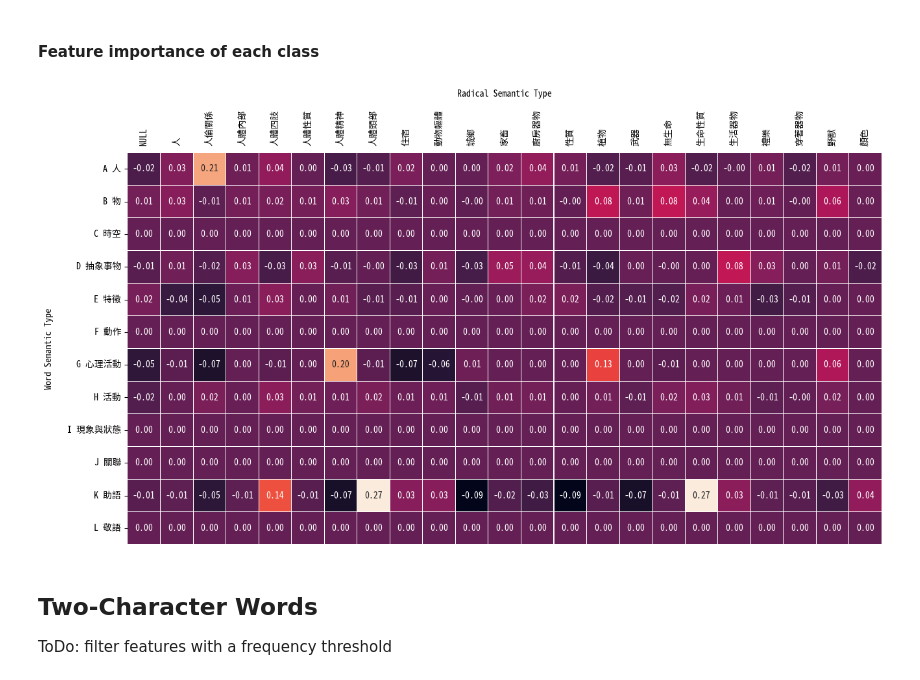
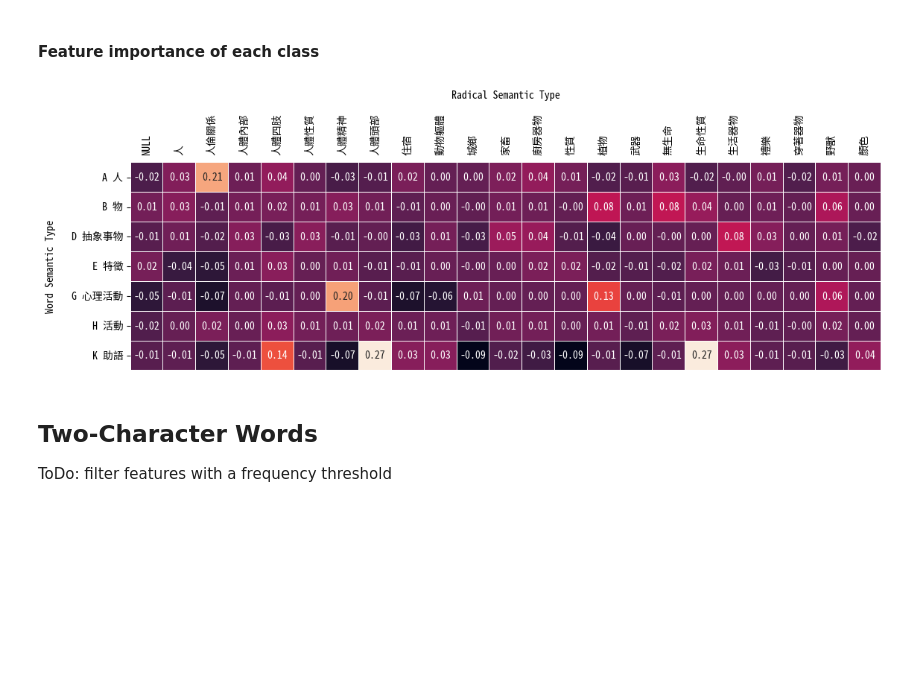
Before and after one commit to liao961120/cilin, a Jupyter notebook: etc/radical_semantic_classification.ipynb, the cells around one changed output. Saved outputs shown, nothing was run; the diff lists cells and outputs as text; code cells hidden in the pictures; blank space fills up the shorter version.

```diff
--- a/etc/radical_semantic_classification.ipynb
+++ b/etc/radical_semantic_classification.ipynb
@@ -423,13 +423,14 @@ for col in df_importance_selected.index:
 
 df = pd.DataFrame(scoreDiff, index=rmFeat)
 # %%
-plt.figure(figsize=(15, 8), dpi=100)
+plt.figure(figsize=(13, 3.7), dpi=100)
 
 dfT = df.T
 dfT.rename(index={x: x.split('_')[0] for x in dfT.index }, inplace=True)
-heatmap(dfT)
+idx = dfT[dfT != 0].dropna(axis=0, how='all').index
+heatmap(dfT[dfT.index.isin(idx)])
 # %% [output]
-[figure, old version]
+[figure, new version]
 # %% [markdown]
 ## Two-Character Words
 
```
Also changed, not shown: parts of 3 cells of this notebook.
